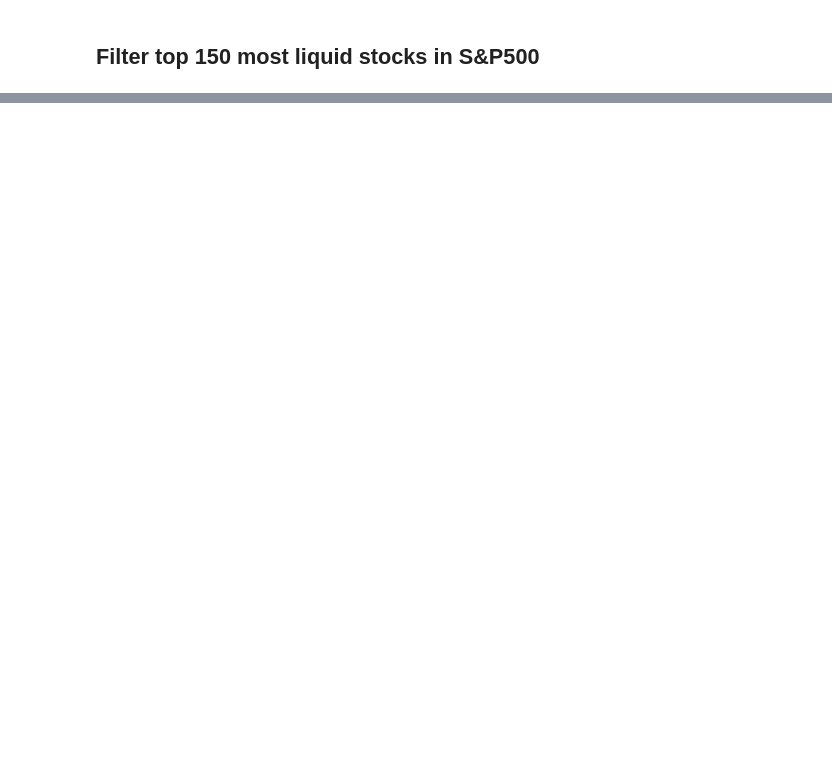
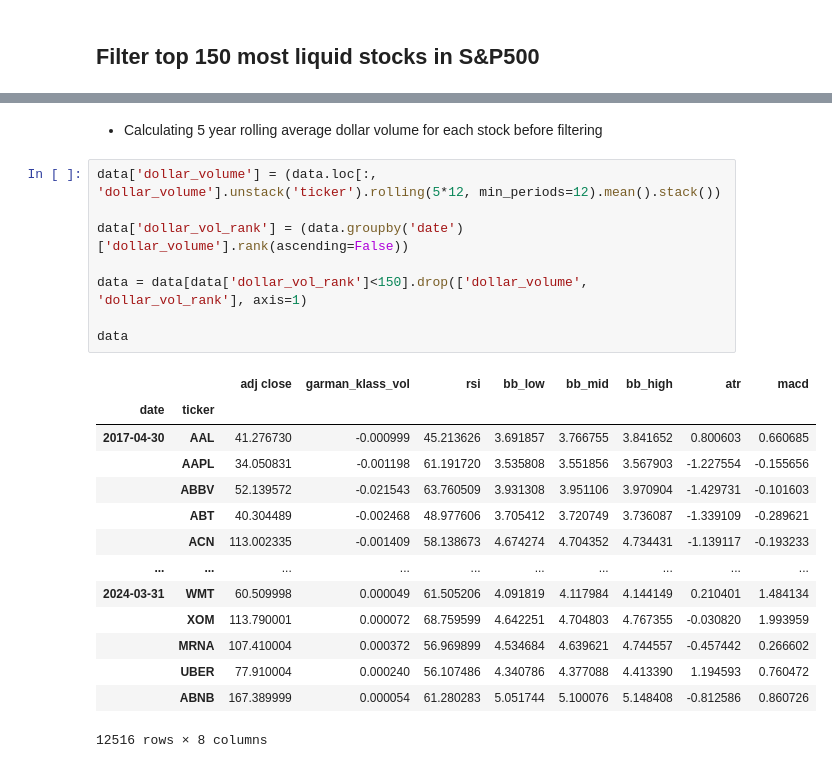
Before and after one commit to 21satvik/Algorithmic-Trading-Strategies, a Jupyter notebook: ML_Quant_strategies.ipynb, the cells around one changed output, grey strips where cells are left out. Cells and saved outputs as stored; diff of their text form; blank space fills up the shorter version.

```diff
--- a/ML_Quant_strategies.ipynb
+++ b/ML_Quant_strategies.ipynb
@@ -122,0 +133,25 @@ last_cols = [c for c in df.columns.unique(0) if c not in ['dollar_volume', 'volu
+# %% [markdown]
+- Calculating 5 year rolling average dollar volume for each stock before filtering
+# %%
+data['dollar_volume'] = (data.loc[:, 'dollar_volume'].unstack('ticker').rolling(5*12, min_periods=12).mean().stack())
+
+data['dollar_vol_rank'] = (data.groupby('date')['dollar_volume'].rank(ascending=False))
+
+data = data[data['dollar_vol_rank']<150].drop(['dollar_volume', 'dollar_vol_rank'], axis=1)
+
+data
+# %% [output]
+|  |  | adj close | garman_klass_vol | rsi | bb_low | bb_mid | bb_high | atr | macd |
+| date | ticker |  |  |  |  |  |  |  |  |
+| 2017-04-30 | AAL | 41.276730 | -0.000999 | 45.213626 | 3.691857 | 3.766755 | 3.841652 | 0.800603 | 0.660685 |
+|  | AAPL | 34.050831 | -0.001198 | 61.191720 | 3.535808 | 3.551856 | 3.567903 | -1.227554 | -0.155656 |
+|  | ABBV | 52.139572 | -0.021543 | 63.760509 | 3.931308 | 3.951106 | 3.970904 | -1.429731 | -0.101603 |
+|  | ABT | 40.304489 | -0.002468 | 48.977606 | 3.705412 | 3.720749 | 3.736087 | -1.339109 | -0.289621 |
+|  | ACN | 113.002335 | -0.001409 | 58.138673 | 4.674274 | 4.704352 | 4.734431 | -1.139117 | -0.193233 |
+| ... | ... | ... | ... | ... | ... | ... | ... | ... | ... |
+| 2024-03-31 | WMT | 60.509998 | 0.000049 | 61.505206 | 4.091819 | 4.117984 | 4.144149 | 0.210401 | 1.484134 |
+|  | XOM | 113.790001 | 0.000072 | 68.759599 | 4.642251 | 4.704803 | 4.767355 | -0.030820 | 1.993959 |
+|  | MRNA | 107.410004 | 0.000372 | 56.969899 | 4.534684 | 4.639621 | 4.744557 | -0.457442 | 0.266602 |
+|  | UBER | 77.910004 | 0.000240 | 56.107486 | 4.340786 | 4.377088 | 4.413390 | 1.194593 | 0.760472 |
+|  | ABNB | 167.389999 | 0.000054 | 61.280283 | 5.051744 | 5.100076 | 5.148408 | -0.812586 | 0.860726 |
+12516 rows × 8 columns
```
Also changed, not shown: parts of 3 cells of this notebook.
